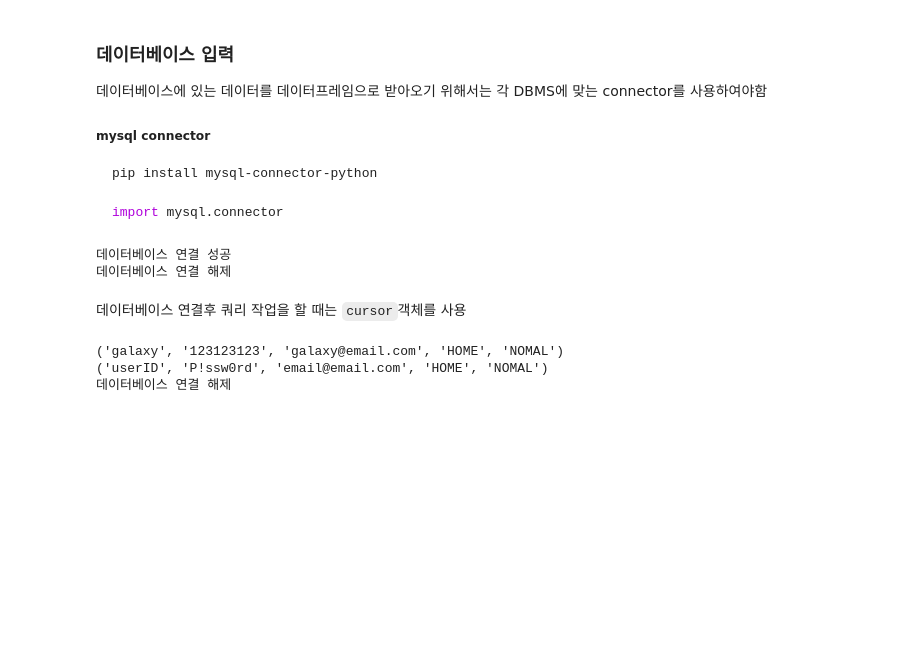
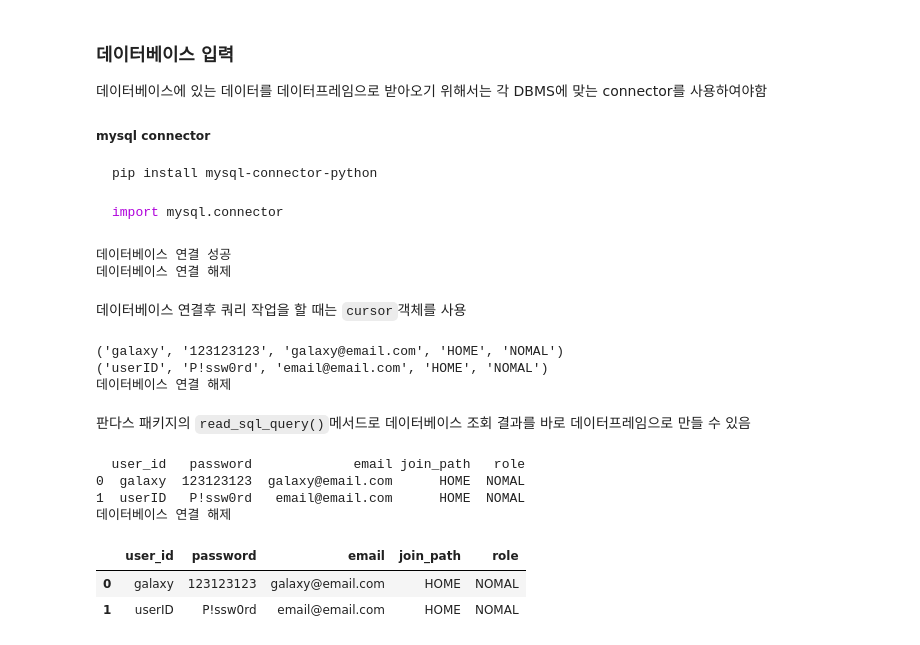
Before and after one commit to pjh753156a/python-basic, a Jupyter notebook: python-data-analysis-basic-20240118-main/pandas_data_analysis/pandas_data_import_export.ipynb, the cells around one changed output. Saved outputs shown, nothing was run; the diff lists cells and outputs as text; code cells hidden in the pictures; blank space fills up the shorter version.

```diff
--- a/python-data-analysis-basic-20240118-main/pandas_data_analysis/pandas_data_import_export.ipynb
+++ b/python-data-analysis-basic-20240118-main/pandas_data_analysis/pandas_data_import_export.ipynb
@@ -194,3 +194,40 @@ finally:
 ('galaxy', '123123123', 'galaxy@email.com', 'HOME', 'NOMAL')
 ('userID', 'P!ssw0rd', 'email@email.com', 'HOME', 'NOMAL')
 데이터베이스 연결 해제
+# %% [markdown]
+판다스 패키지의 `read_sql_query()`메서드로 데이터베이스 조회 결과를 바로
+데이터프레임으로 만들 수 있음
+# %%
+df=None
+try:
+    conn = mysql.connector.connect(
+        host='127.0.0.1',
+        user='root',
+        password='root',
+        database='real_estate'
+    )
+
+    if conn.is_connected():
+        cursor=conn.cursor()
+        query='SELECT * FROM user'
+        df=pd.read_sql_query(query,conn)
+        print(df)
+
+
+
+except Exception as e:
+    print('데이터 베이스 접속 실패',e)
+finally:
+    if conn.is_connected():
+        conn.close()
+        print('데이터베이스 연결 해제')
+
+df
+# %% [output]
+  user_id   password             email join_path   role
+0  galaxy  123123123  galaxy@email.com      HOME  NOMAL
+1  userID   P!ssw0rd   email@email.com      HOME  NOMAL
+데이터베이스 연결 해제
+|  | user_id | password | email | join_path | role |
+| 0 | galaxy | 123123123 | galaxy@email.com | HOME | NOMAL |
+| 1 | userID | P!ssw0rd | email@email.com | HOME | NOMAL |
```
Also changed, not shown: parts of 1 cell of this notebook, 1 other file.
